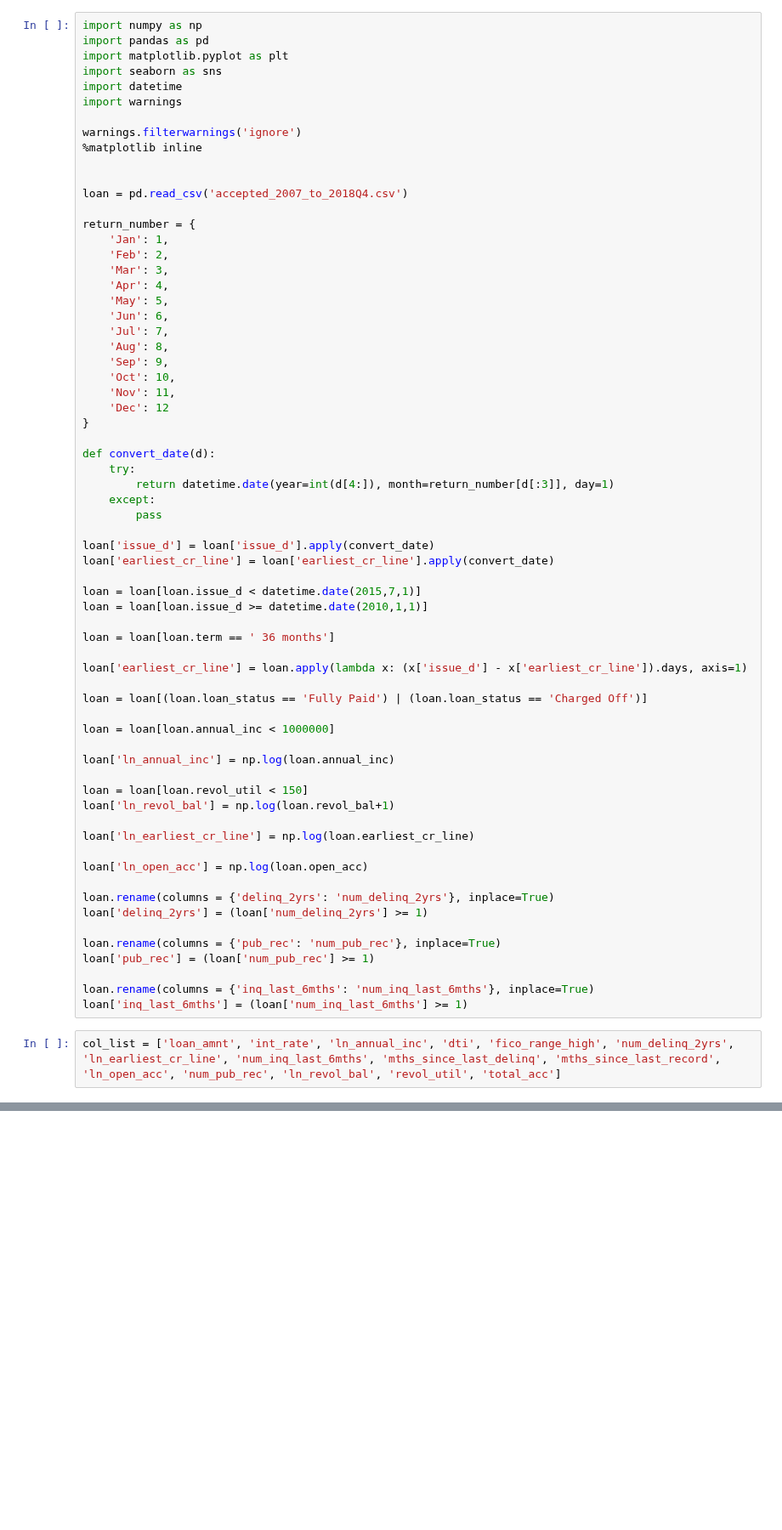
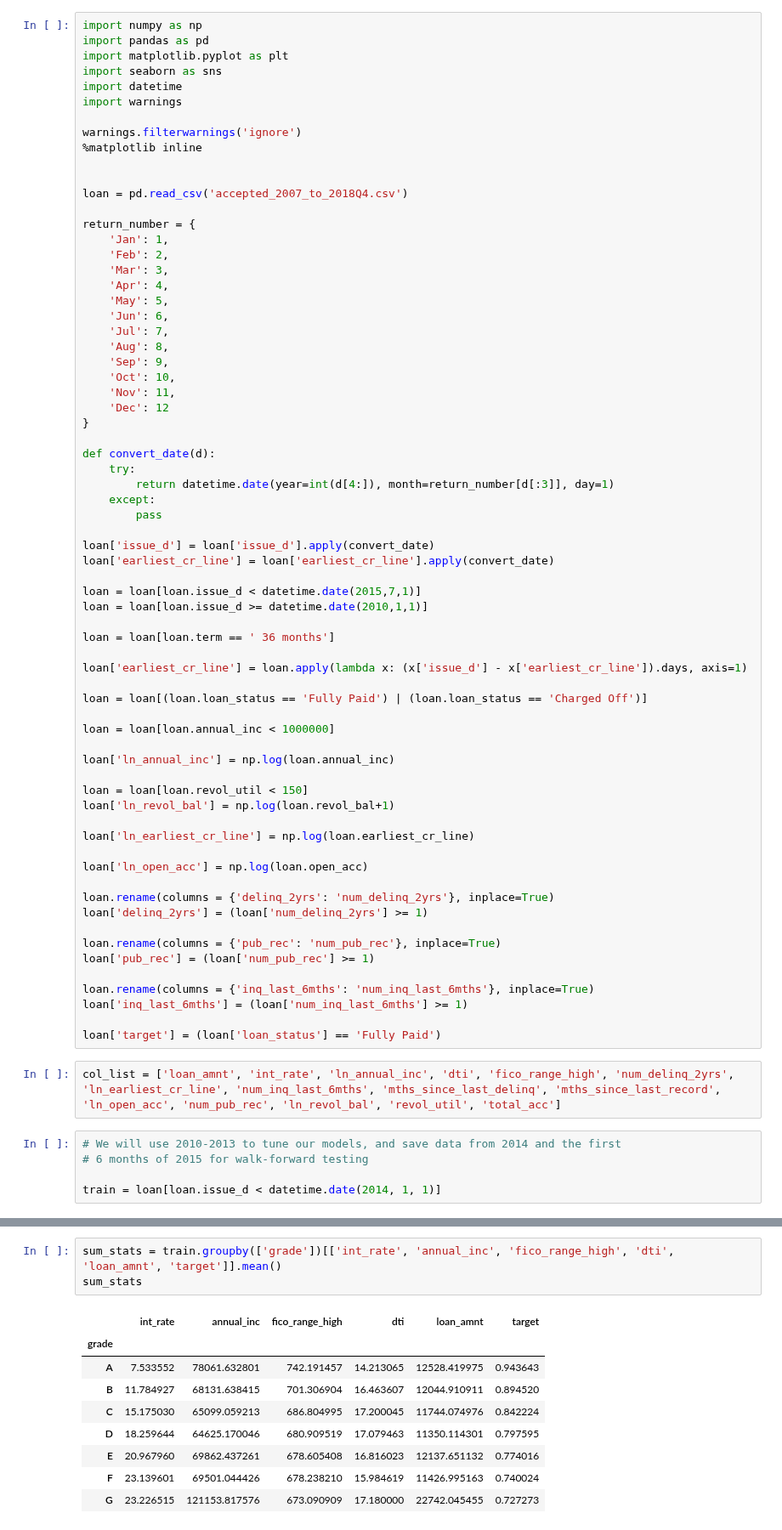
Before and after one commit to timcopelandoh/thinkful, a Jupyter notebook: Capstones and Projects/Capstone 3 - Modeling.ipynb, the cells around one changed output, grey strips where cells are left out. Shown at 85% size. Drawn from its saved outputs; the diff is of its cells as text; blank space fills up the shorter version.

```diff
--- a/Capstones and Projects/Capstone 3 - Modeling.ipynb
+++ b/Capstones and Projects/Capstone 3 - Modeling.ipynb
@@ -64,5 +64,12 @@ loan['pub_rec'] = (loan['num_pub_rec'] >= 1)
 
 loan.rename(columns = {'inq_last_6mths': 'num_inq_last_6mths'}, inplace=True)
 loan['inq_last_6mths'] = (loan['num_inq_last_6mths'] >= 1)
+
+loan['target'] = (loan['loan_status'] == 'Fully Paid')
 # %%
 col_list = ['loan_amnt', 'int_rate', 'ln_annual_inc', 'dti', 'fico_range_high', 'num_delinq_2yrs', 'ln_earliest_cr_line', 'num_inq_last_6mths', 'mths_since_last_delinq', 'mths_since_last_record', 'ln_open_acc', 'num_pub_rec', 'ln_revol_bal', 'revol_util', 'total_acc']
+# %%
+# We will use 2010-2013 to tune our models, and save data from 2014 and the first
+# 6 months of 2015 for walk-forward testing
+
+train = loan[loan.issue_d < datetime.date(2014, 1, 1)]
@@ -68,0 +197,13 @@ col_list = ['loan_amnt', 'int_rate', 'ln_annual_inc', 'dti', 'fico_range_high',
+# %%
+sum_stats = train.groupby(['grade'])[['int_rate', 'annual_inc', 'fico_range_high', 'dti', 'loan_amnt', 'target']].mean()
+sum_stats
+# %% [output]
+|  | int_rate | annual_inc | fico_range_high | dti | loan_amnt | target |
+| grade |  |  |  |  |  |  |
+| A | 7.533552 | 78061.632801 | 742.191457 | 14.213065 | 12528.419975 | 0.943643 |
+| B | 11.784927 | 68131.638415 | 701.306904 | 16.463607 | 12044.910911 | 0.894520 |
+| C | 15.175030 | 65099.059213 | 686.804995 | 17.200045 | 11744.074976 | 0.842224 |
+| D | 18.259644 | 64625.170046 | 680.909519 | 17.079463 | 11350.114301 | 0.797595 |
+| E | 20.967960 | 69862.437261 | 678.605408 | 16.816023 | 12137.651132 | 0.774016 |
+| F | 23.139601 | 69501.044426 | 678.238210 | 15.984619 | 11426.995163 | 0.740024 |
+| G | 23.226515 | 121153.817576 | 673.090909 | 17.180000 | 22742.045455 | 0.727273 |
```
Also changed, not shown: parts of 11 cells of this notebook, 1 other file.
